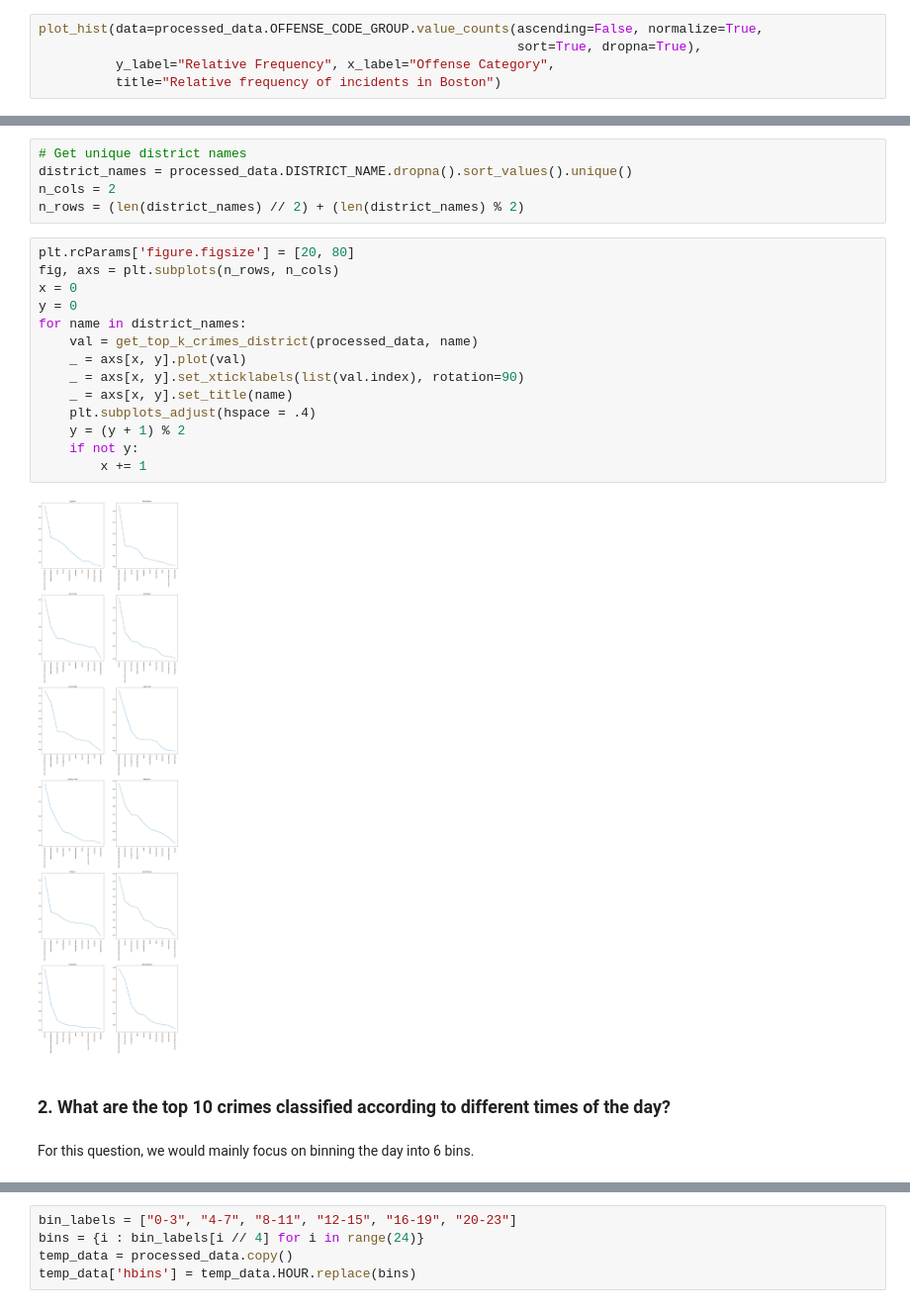
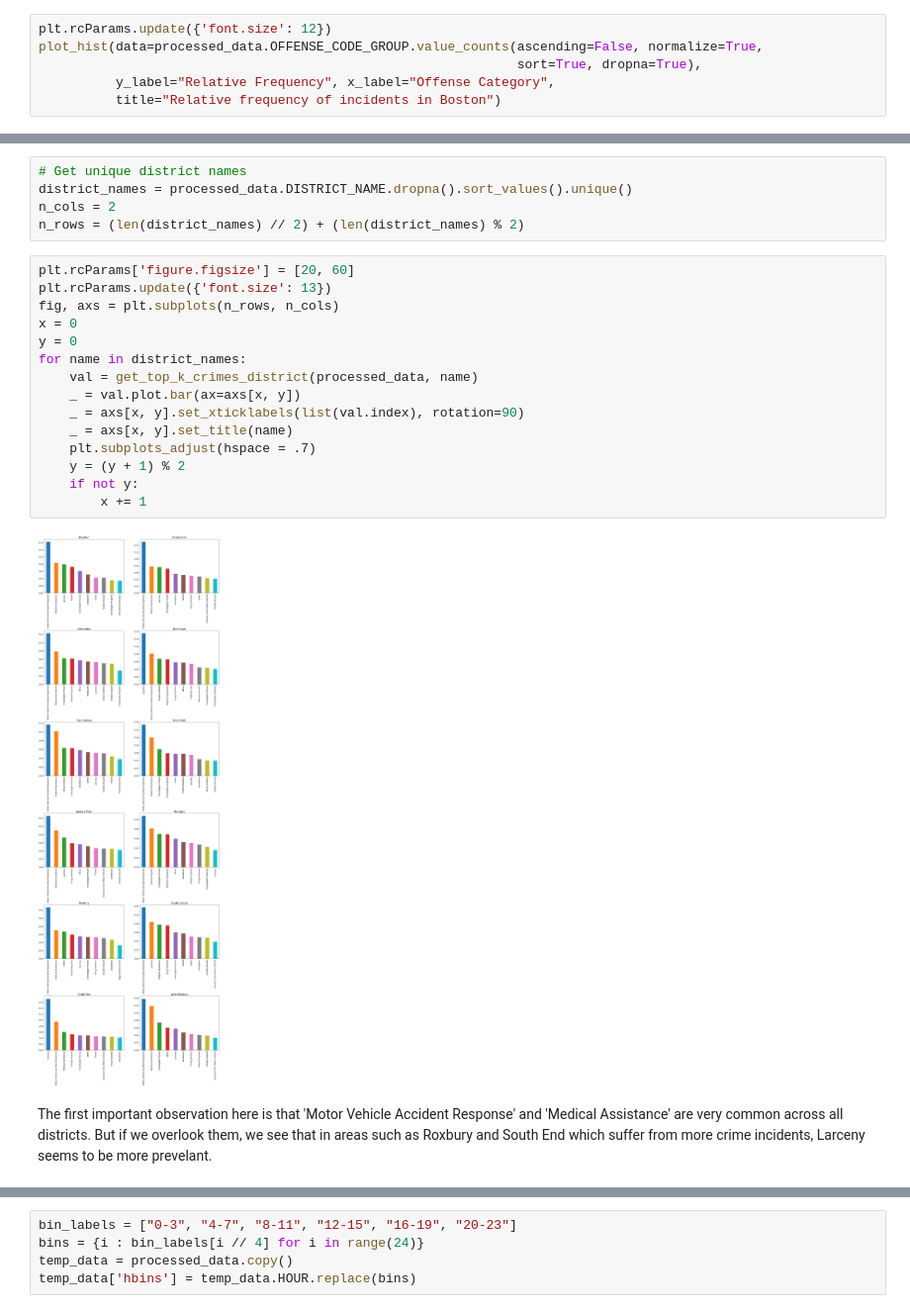
Before and after one commit to darshanmehta17/data-512-final-project, a Jupyter notebook: final_analysis.ipynb, the cells around one changed output, grey strips where cells are left out. Shown: that part at 99% size. Cells and saved outputs as stored; diff of their text form.

```diff
--- a/final_analysis.ipynb
+++ b/final_analysis.ipynb
@@ -236,4 +316,5 @@ In order to get a general sense of the field, let us have a look at the frequenc
 # %%
+plt.rcParams.update({'font.size': 12})
 plot_hist(data=processed_data.OFFENSE_CODE_GROUP.value_counts(ascending=False, normalize=True,
                                                               sort=True, dropna=True),
           y_label="Relative Frequency", x_label="Offense Category",
@@ -264,22 +351,21 @@ district_names = processed_data.DISTRICT_NAME.dropna().sort_values().unique()
 n_cols = 2
 n_rows = (len(district_names) // 2) + (len(district_names) % 2)
 # %%
-plt.rcParams['figure.figsize'] = [20, 80]
+plt.rcParams['figure.figsize'] = [20, 60]
+plt.rcParams.update({'font.size': 13})
 fig, axs = plt.subplots(n_rows, n_cols)
 x = 0
 y = 0
 for name in district_names:
     val = get_top_k_crimes_district(processed_data, name)
-    _ = axs[x, y].plot(val)
+    _ = val.plot.bar(ax=axs[x, y])
     _ = axs[x, y].set_xticklabels(list(val.index), rotation=90)
     _ = axs[x, y].set_title(name)
-    plt.subplots_adjust(hspace = .4)
+    plt.subplots_adjust(hspace = .7)
     y = (y + 1) % 2
     if not y:
         x += 1
 # %% [output]
-[figure, old version]
+[figure, new version]
-# %% [markdown]
-### 2. What are the top 10 crimes classified according to different times of the day?
-# %% [markdown]
-For this question, we would mainly focus on binning the day into 6 bins.
+# %% [markdown]
+The first important observation here is that 'Motor Vehicle Accident Response' and 'Medical Assistance' are very common across all districts. But if we overlook them, we see that in areas such as Roxbury and South End which suffer from more crime incidents, Larceny seems to be more prevelant.
```
Also changed, not shown: parts of 47 cells of this notebook, 10 other files.
